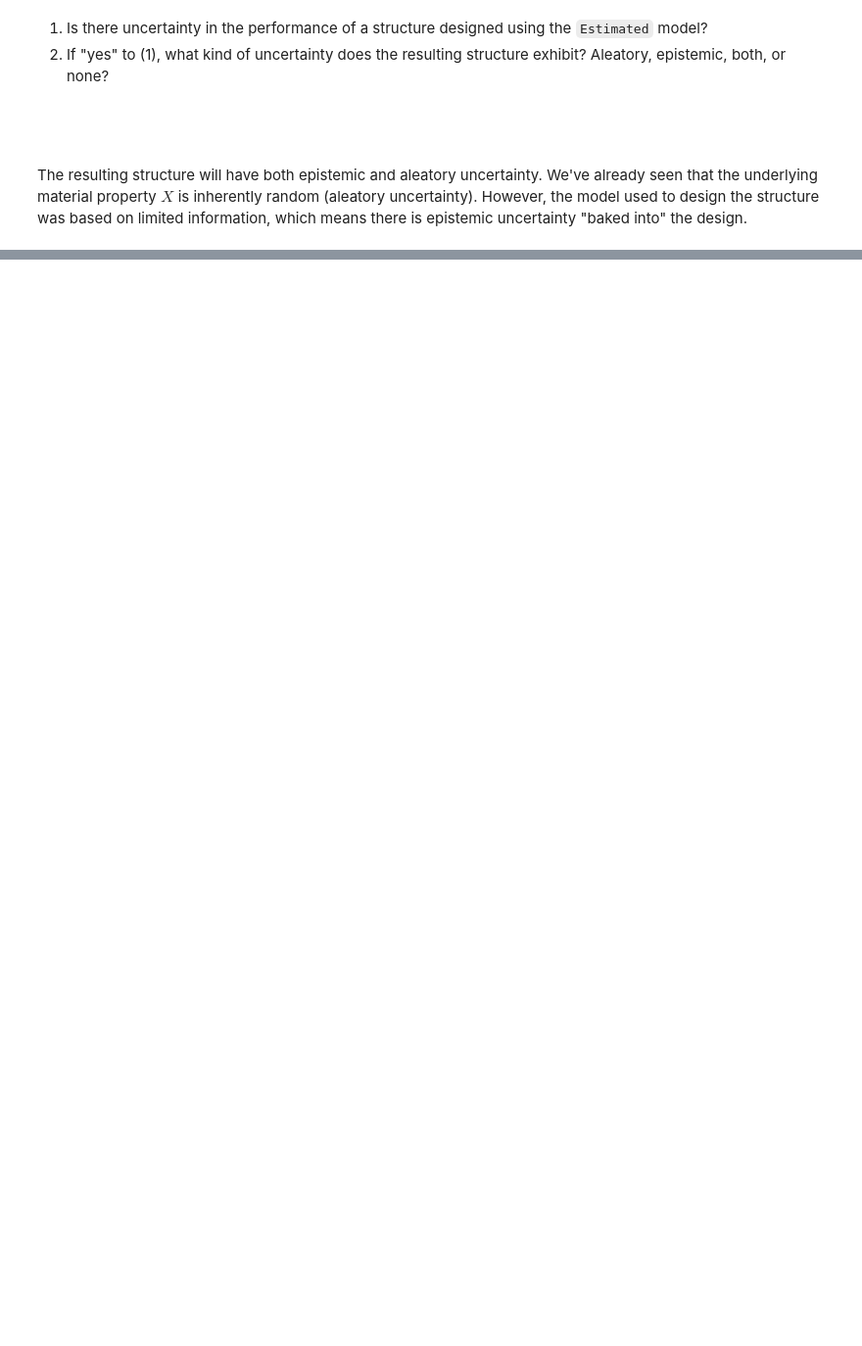
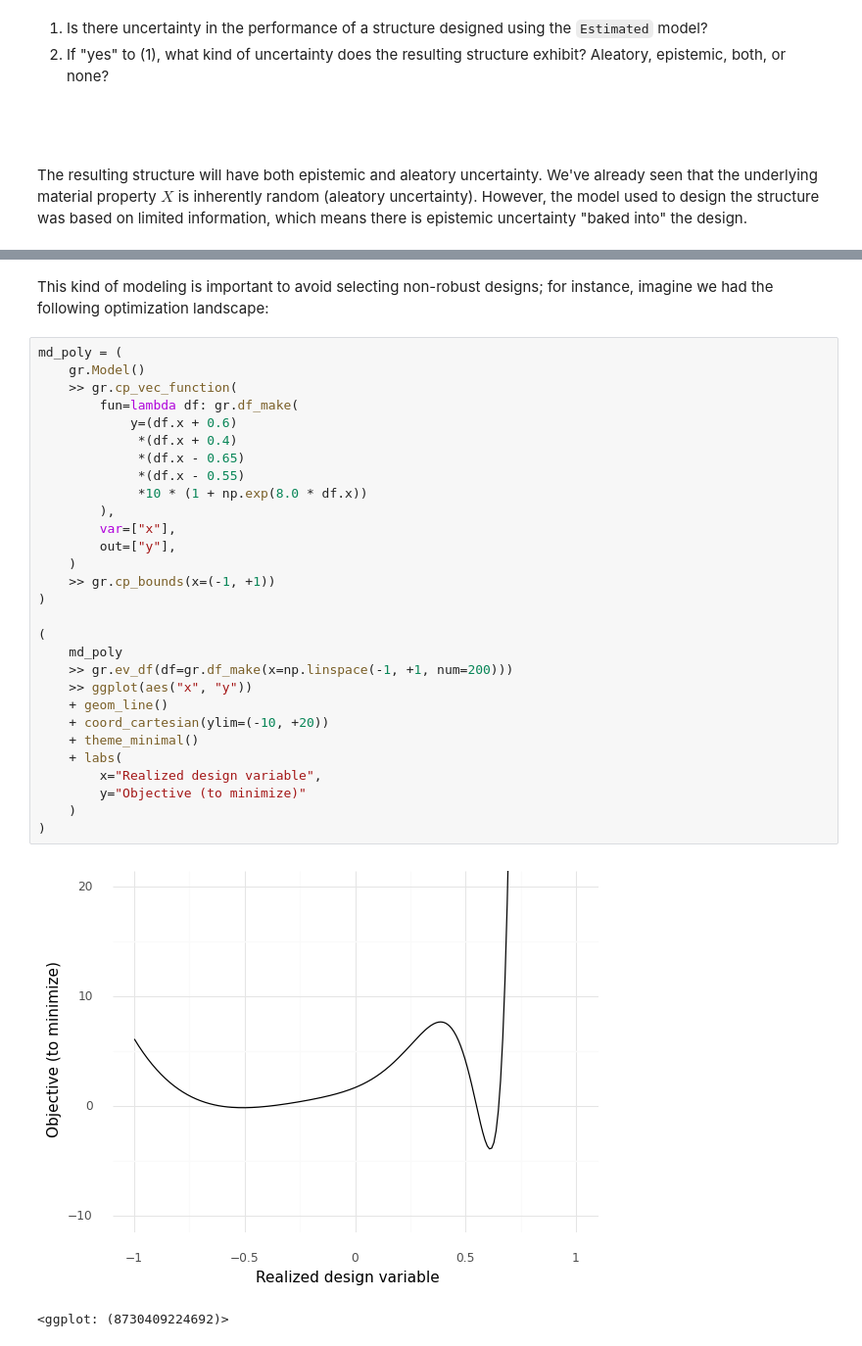
Before and after one commit to zdelrosario/pdo-notes, a Jupyter notebook: day15.ipynb, the cells around one changed output, grey strips where cells are left out. Shown at 98% size. Cells and saved outputs as stored; diff of their text form; blank space fills up the shorter version.

```diff
--- a/day15.ipynb
+++ b/day15.ipynb
@@ -224,0 +330,34 @@ The resulting structure will have both epistemic and aleatory uncertainty. We've
+# %% [markdown]
+This kind of modeling is important to avoid selecting non-robust designs; for instance, imagine we had the following optimization landscape:
+# %%
+md_poly = (
+    gr.Model()
+    >> gr.cp_vec_function(
+        fun=lambda df: gr.df_make(
+            y=(df.x + 0.6)
+             *(df.x + 0.4)
+             *(df.x - 0.65)
+             *(df.x - 0.55)
+             *10 * (1 + np.exp(8.0 * df.x))
+        ),
+        var=["x"],
+        out=["y"],
+    )
+    >> gr.cp_bounds(x=(-1, +1))
+)
+
+(
+    md_poly
+    >> gr.ev_df(df=gr.df_make(x=np.linspace(-1, +1, num=200)))
+    >> ggplot(aes("x", "y"))
+    + geom_line()
+    + coord_cartesian(ylim=(-10, +20))
+    + theme_minimal()
+    + labs(
+        x="Realized design variable",
+        y="Objective (to minimize)"
+    )
+)
+# %% [output]
+[figure, added]
+<ggplot: (8730409224692)>
```
Also changed, not shown: parts of 27 cells of this notebook.
